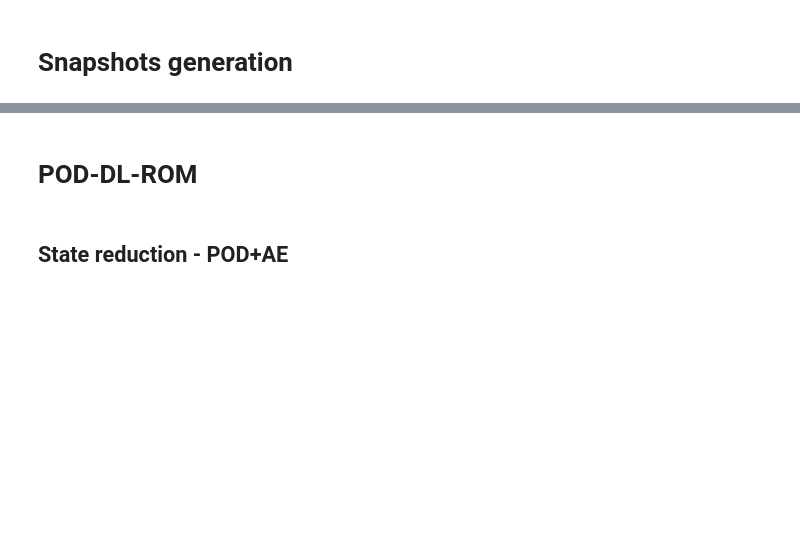
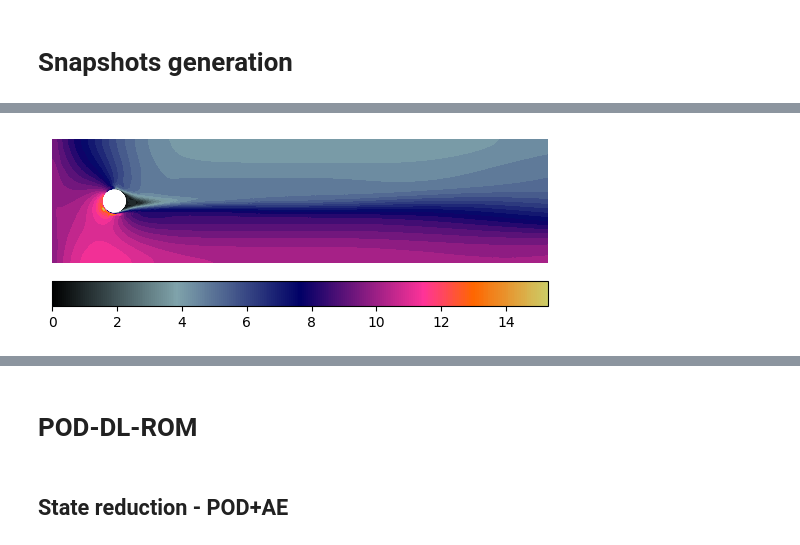
Before and after one commit to MatteoTomasetto/OCP-DL-ROM, a Jupyter notebook: UnsteadyFlowControl.ipynb, the cells around one changed output, grey strips where cells are left out. Drawn from its saved outputs; the diff is of its cells as text; code cells hidden in the pictures; blank space fills up the shorter version.

```diff
--- a/UnsteadyFlowControl.ipynb
+++ b/UnsteadyFlowControl.ipynb
@@ -355,0 +387,22 @@ U = CPU.tensor(Data["u"])
+# %%
+# VELOCITY SNAPSHOT EXAMPLE
+
+whichtrajectory = -1
+whichtime = -1
+
+def plot_velocity(v, colorbar = False):
+    v_plot = Function(Vh)
+    v_plot.vector()[:] = v
+    v_norm = project(sqrt(inner(v_plot, v_plot)), Vh.sub(1).collapse())
+
+    fig_dummy = plot(v_norm, cmap = cmap, vmin = 0.0, mode = "color")
+    plot(v_norm, cmap = cmap)
+
+    plt.axis('off')
+
+    if colorbar:
+        plt.colorbar(fig_dummy, orientation = "horizontal", pad = 0.05)
+
+plot_velocity(V[whichtrajectory, whichtime], colorbar = True)
+# %% [output]
+[figure, added]
```
Also changed, not shown: parts of 63 cells of this notebook, 10 other files.
